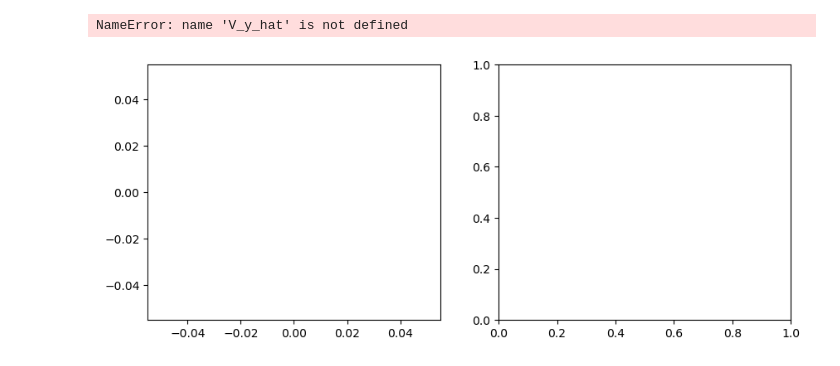
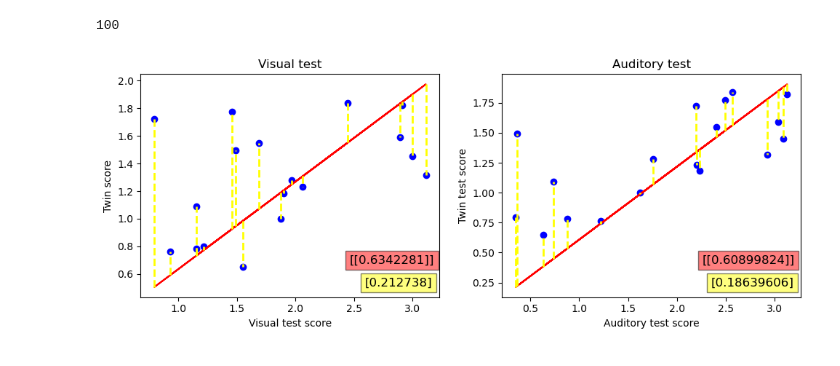
Before and after one commit to LuckyOwl47/synesthesia_experiment, a Jupyter notebook: statistics_final.ipynb, the cells around one changed output. Drawn from its saved outputs; the diff is of its cells as text; code cells hidden in the pictures.

```diff
--- a/statistics_final.ipynb
+++ b/statistics_final.ipynb
@@ -8,0 +10,10 @@ import random
+# %%
+# dataset stuff
+file_path = "output.csv"
+df = pd.read_csv(file_path)
+df = df[df.index != 12]
+df.reset_index(inplace=True)
+V_data = df['vscore'] # csv file for visual test scores
+A_data = df['ascore'] # csv file for auditory test scores
+twin_data = df['twinscore'] # csv file for twin test scores
+df
@@ -9,12 +38,5 @@ import random
 # %%
-# dataset stuff
-
-V_data = [] # csv file for visual test scores
-A_data = [] # csv file for auditory test scores
-twin_data = [] # csv file for twin test scores
-
-
-#just a simulated dataset to test the statistical measures
+# just a simulated dataset to test the statistical measures
 
 # Specify the number of random numbers you want
 num_numbers = 100  # Change this to the desired number of random numbers
@@ -124,43 +144,55 @@ No artists with labels found to put in legend.  Note that artists whose label st
 # %%
 # Create your arrays for x and y coordinates
 
 # Create the plot
 
 fig, (ax1, ax2) = plt.subplots(1, 2, figsize=(10, 4))
 ax1.scatter(V_data, twin_data, color='blue')
 ax1.plot(V_data, V_y_hat, color='red')
 
 # Add labels and title (optional)
-ax1.xlabel('Visual test score')
-ax1.ylabel('Twin score')
-ax1.title('Visual test')
+ax1.set_xlabel('Visual test score')
+ax1.set_ylabel('Twin score')
+ax1.set_title('Visual test')
+ax1.text(0.75, 0.05, mean_squared_error(twin_data, V_y_hat), transform=ax1.transAxes, fontsize=12,
+         bbox=dict(facecolor='yellow', alpha=0.5))
+ax1.text(0.70, 0.15, V_beta, transform=ax1.transAxes, fontsize=12,
+         bbox=dict(facecolor='red', alpha=0.5))
 
 # Display the plot
-
-for i in range(y_test.size):
+print(y_test.size)
+for i in range(twin_data.size):
     squared_error = (twin_data - V_y_hat) ** 2
     #plt.annotate(f'SE: {squared_error:.2f}', (x, y), textcoords="offset points", xytext=(0, 10), ha='center')
-    ax1.plot((V_data[i], V_data[i]), (V_y_hat[i], twin_data[i]), linestyle='--', c='red', lw=2)
+    ax1.plot((V_data[i], V_data[i]), (V_y_hat[i], twin_data[i]), linestyle='--', c='yellow', lw=2)
 
 # Create your arrays for x and y coordinates
+
+# displays the mse:
+ax2.text(0.70, 0.05, mean_squared_error(twin_data, A_y_hat), transform=ax2.transAxes, fontsize=12,
+         bbox=dict(facecolor='yellow', alpha=0.5))
+ax2.text(0.67, 0.15, A_beta, transform=ax2.transAxes, fontsize=12,
+         bbox=dict(facecolor='red', alpha=0.5))
 
 # Create the plot for the auditory and twin score
 ax2.scatter(A_data, twin_data, color='blue')
 ax2.plot(A_data, A_y_hat, color='red')
 
 # Add labels and title (optional)
-ax2.xlabel('Auditory test score')
-ax2.ylabel('Twin test score')
-ax2.title('Auditory test')
+ax2.set_xlabel('Auditory test score')
+ax2.set_ylabel('Twin test score')
+ax2.set_title('Auditory test')
 
 # Display the plot
 
-for i in range(twin_data):
+for i in range(twin_data.size):
     squared_error = (twin_data - A_y_hat) ** 2
-    plt.plot((A_data[i], A_data[i]), (A_y_hat[i], twin_data[i]), linestyle='--', c='red', lw=2)
+    plt.plot((A_data[i], A_data[i]), (A_y_hat[i], twin_data[i]), linestyle='--', c='yellow', lw=2)
+
+
 # Add a legend
 plt.tight_layout()
 plt.show()
 # %% [output]
-NameError: name 'V_y_hat' is not defined
+100
-[figure, old version]
+[figure, new version]
```
Also changed, not shown: parts of 10 cells of this notebook, 1 other file.
